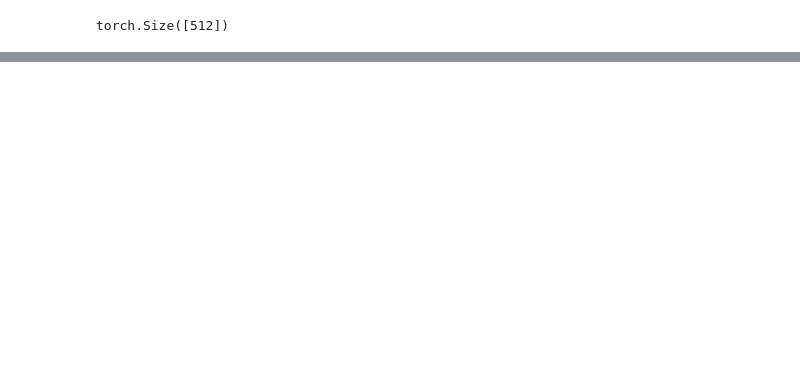
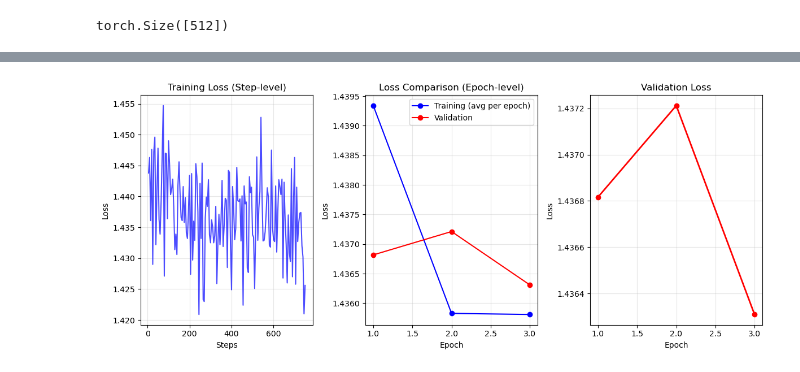
Before and after one commit to LegoCreation/InsDelGLM, a Jupyter notebook: simulated_model.ipynb, the cells around one changed output, grey strips where cells are left out. Cells and saved outputs as stored; diff of their text form; code cells hidden in the pictures; blank space fills up the shorter version.

Commit message:
Training setup

```diff
--- a/simulated_model.ipynb
+++ b/simulated_model.ipynb
@@ -13,7 +13,7 @@ import json
 
 from modules.bert_config import BertConfig
 
-with open("config.json.txt", "r") as f:
+with open("config.json", "r") as f:
     config_dict = json.load(f)
 
 config = BertConfig(**config_dict)
@@ -55,8 +55,8 @@ class DNADataset(Dataset):
 
 
 data_df = pd.read_parquet("data/simulated/simulated_sequences.parquet")
-train_sequences = data_df["sequences"].iloc[:800].tolist()
-val_sequences   = data_df["sequences"].iloc[800:1000].tolist()
+train_sequences = data_df["sequences"].iloc[:4000].tolist()
+val_sequences   = data_df["sequences"].iloc[4000:5000].tolist()
 
 train_dataset = DNADataset(sequences=train_sequences, tokenizer=tokenizer)
 eval_dataset = DNADataset(sequences=val_sequences, tokenizer=tokenizer)
@@ -90,13 +67,0 @@ trainer.train()
-# %%
-model = DNABertForMaskedLM.from_pretrained("./out/checkpoint-150/")
-tokenizer = DNATokenizer.from_pretrained("./out/checkpoint-150/")
-# %%
-inputs = tokenizer("ACGT--ACGT", return_tensors="pt")
-outputs = model(**inputs, return_dict=True)
-logits = outputs.logits
-
-assert logits.shape[-1] == tokenizer.vocab_size
-print("all good")
-for o in outputs.logits:
-    print(o)
-    break
@@ -112,0 +150,66 @@ tensor([[-0.8273, -0.7603, -0.8320,  ...,  0.5750,  5.4366,  0.4604],
+# %%
+# Plot loss curves
+import matplotlib.pyplot as plt
+import numpy as np
+
+logs = trainer.state.log_history
+train_logs = [x for x in logs if 'loss' in x and 'eval_loss' not in x]
+eval_logs = [x for x in logs if 'eval_loss' in x]
+
+# Get step-level training loss
+train_steps = [x['step'] for x in train_logs]
+train_losses = [x['loss'] for x in train_logs]
+
+# Get epoch-level validation loss
+eval_epochs = [x['epoch'] for x in eval_logs]
+eval_losses = [x['eval_loss'] for x in eval_logs]
+
+# Calculate epoch-averaged training loss
+epochs = list(range(1, int(max(eval_epochs)) + 1))
+train_loss_per_epoch = []
+
+for epoch in epochs:
+    # Find training losses for this epoch
+    epoch_start = (epoch - 1) * (len(train_dataset) // 16)  # steps per epoch
+    epoch_end = epoch * (len(train_dataset) // 16)
+
+    epoch_losses = [loss for step, loss in zip(train_steps, train_losses)
+                   if epoch_start < step <= epoch_end]
+
+    if epoch_losses:
+        train_loss_per_epoch.append(np.mean(epoch_losses))
+    else:
+        train_loss_per_epoch.append(None)
+
+plt.figure(figsize=(12, 5))
+
+# Plot 1: Step-level training loss
+plt.subplot(1, 3, 1)
+plt.plot(train_steps, train_losses, 'b-', alpha=0.7)
+plt.xlabel('Steps')
+plt.ylabel('Loss')
+plt.title('Training Loss (Step-level)')
+plt.grid(True, alpha=0.3)
+
+# Plot 2: Epoch-level comparison
+plt.subplot(1, 3, 2)
+plt.plot(epochs, train_loss_per_epoch, 'bo-', label='Training (avg per epoch)')
+plt.plot(eval_epochs, eval_losses, 'ro-', label='Validation')
+plt.xlabel('Epoch')
+plt.ylabel('Loss')
+plt.title('Loss Comparison (Epoch-level)')
+plt.legend()
+plt.grid(True, alpha=0.3)
+
+# Plot 3: Validation loss only
+plt.subplot(1, 3, 3)
+plt.plot(eval_epochs, eval_losses, 'ro-', linewidth=2)
+plt.xlabel('Epoch')
+plt.ylabel('Loss')
+plt.title('Validation Loss')
+plt.grid(True, alpha=0.3)
+
+plt.tight_layout()
+plt.show()
+# %% [output]
+[figure, added]
```
Also changed, not shown: parts of 3 cells of this notebook, 3 other files.
